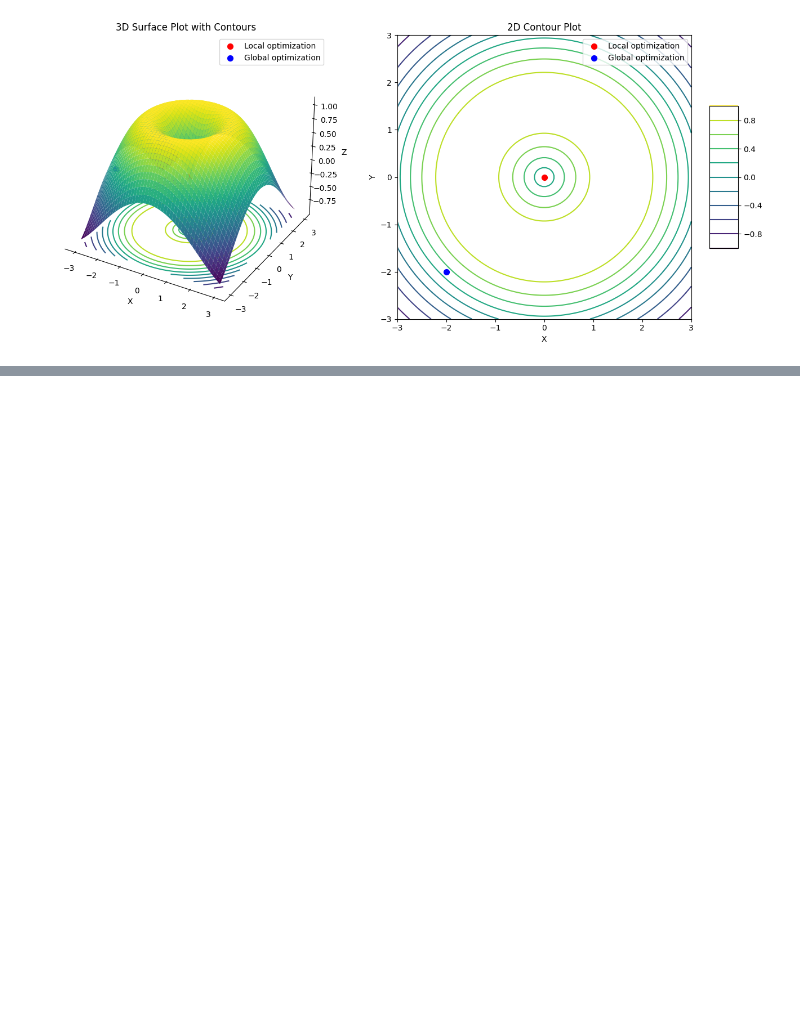
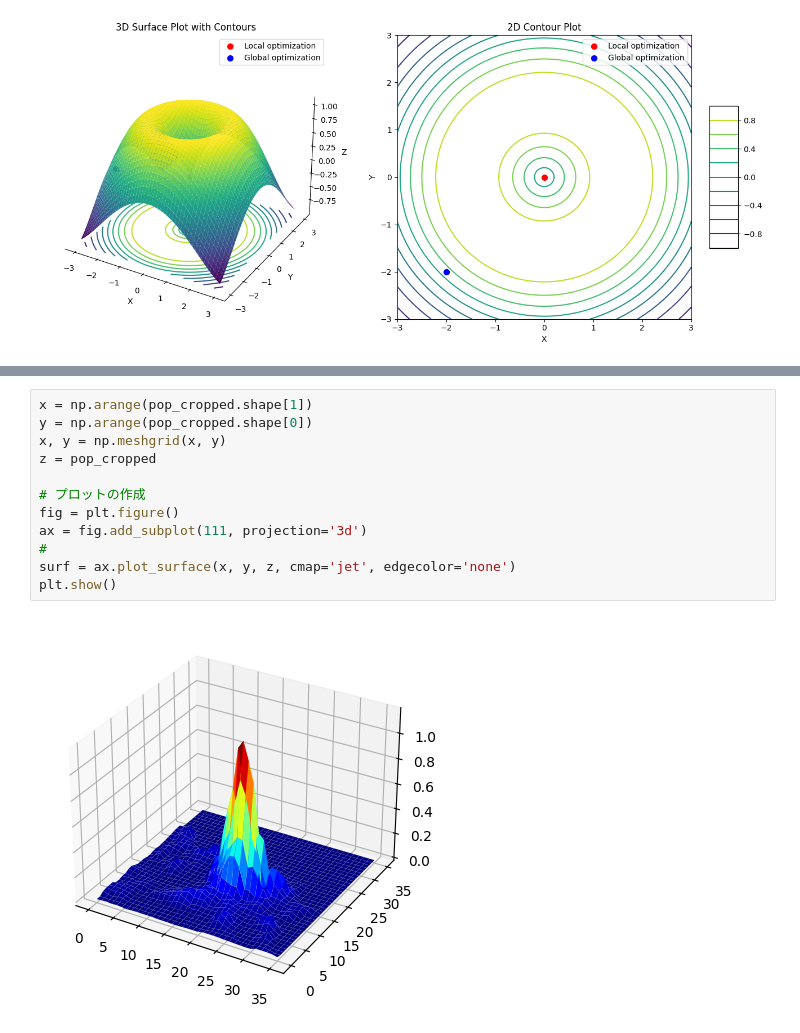
Before and after one commit to HalKiyo/h08_urban, a Jupyter notebook: qgis/pst/3Dplots_population_density.ipynb, the cells around one changed output, grey strips where cells are left out. Cells and saved outputs as stored; diff of their text form; blank space fills up the shorter version.

```diff
--- a/qgis/pst/3Dplots_population_density.ipynb
+++ b/qgis/pst/3Dplots_population_density.ipynb
@@ -148,0 +162,14 @@ NameError: name 'city_num' is not defined
+# %%
+x = np.arange(pop_cropped.shape[1])
+y = np.arange(pop_cropped.shape[0])
+x, y = np.meshgrid(x, y)
+z = pop_cropped
+
+# プロットの作成
+fig = plt.figure()
+ax = fig.add_subplot(111, projection='3d')
+#
+surf = ax.plot_surface(x, y, z, cmap='jet', edgecolor='none')
+plt.show()
+# %% [output]
+[figure, added]
```
Also changed, not shown: parts of 12 cells of this notebook.
